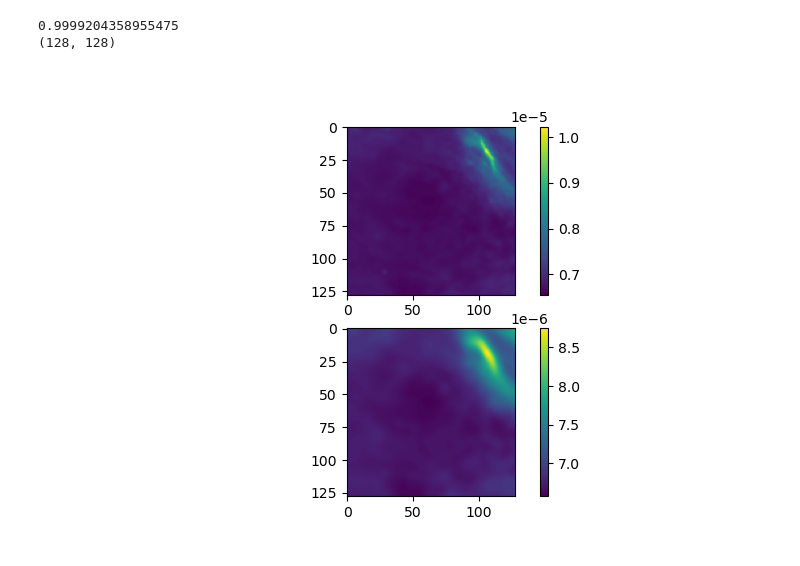
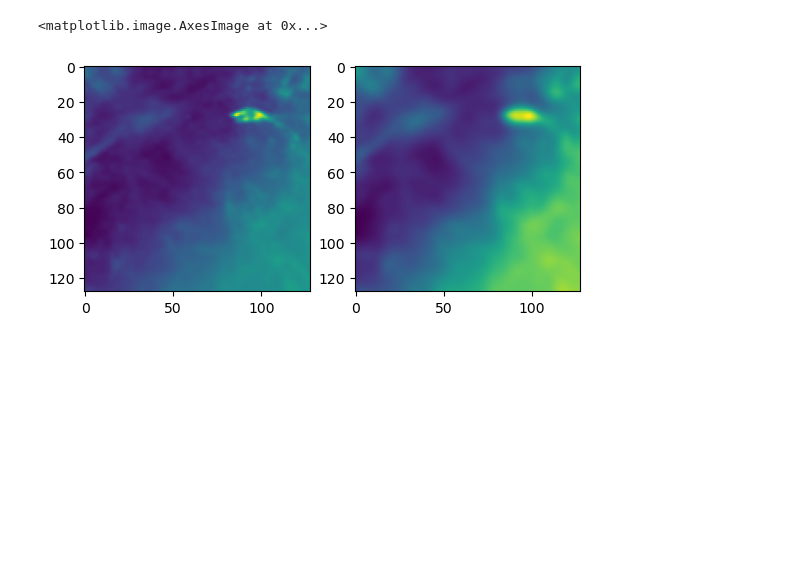
Before and after one commit to Eduard-2001/SimulateGammaRaySource, a Jupyter notebook: Simulation/MakeSimulation.ipynb, the cells around one changed output. Cells and saved outputs as stored; diff of their text form; code cells hidden in the pictures; blank space fills up the shorter version.

```diff
--- a/Simulation/MakeSimulation.ipynb
+++ b/Simulation/MakeSimulation.ipynb
@@ -50,38 +51,0 @@ Good! File exists!
-# %%
-#！！！！！！！！！！！！！！！！！！！！！请不要随意修改如下部分！！！！！！！！！！！！！！！！！！！！！
-
-ROI = []
-ROI_BLUR = []
-
-psfconv= PSF.fitpsf(0,plot=False)
-
-for i in tqdm.trange(nfigure):
-    ra_c,dec_c = (ra_center[i],dec_center[i])
-
-    #------真实坐标不重要---------
-    npixedge = int(psfradius/pixelwidth)+1
-    x = np.linspace(-radius+pixelwidth,radius,xsize)
-    y = np.linspace(-radius+pixelwidth,radius,xsize)
-
-
-    #含有边界，边界上psf无法很好卷积，会出现异常值。这里先包括额外的边界，然后卷积，然后再删掉边界
-    x_edge = np.linspace(-radius-psfradius+pixelwidth,radius+psfradius,xsize+2*npixedge)
-    y_edge = np.linspace(-radius-psfradius+pixelwidth,radius+psfradius,xsize+2*npixedge)
-
-    #----------------按照中心坐标和半径选取天区-----------------------
-
-    roi = Plot.selectreg_interp(galabkg,ra_c,dec_c,radius+psfradius,NSIDE,xsize=xsize+2*npixedge,plot = False)
-    #print(roi.shape)
-    #------------对图像逐一卷积，如果卷积前分辨率很高，耗时会很长。--------------------
-    #使用了scipy.signal.convolve2d来卷积
-    roi_blur = psfconv(roi,x_edge,y_edge,psfradius=psfradius)[npixedge:-npixedge,npixedge:-npixedge]
-    roi = roi[npixedge:-npixedge,npixedge:-npixedge]
-    #print(roi.shape)
-    #print(npixedge)
-
-    #-----------------重新分bin---------------------
-    roi_rebin,xx,yy  = PSF.bindata(roi,x,y,binsize)
-    blur_rebin,xx,yy = PSF.bindata(roi_blur,x,y,binsize)
-
-    ROI.append(roi_rebin)
-    ROI_BLUR.append(blur_rebin)
@@ -92,19 +110,11 @@ for i in tqdm.trange(nfigure):
+# %%
+a = 8
+fig,ax = plt.subplots(1,2)
+ax[0].imshow(res[a][0])
+ax[1].imshow(res[a][1])
+# %% [output]
+<matplotlib.image.AxesImage at 0x...>
+[figure, added]
 # %%
-a  =0  #修改a的值可以查看不同的图
-fig,ax= plt.subplots(2)
-img0 = ax[0].imshow(ROI[a])
-img1 = ax[1].imshow(ROI_BLUR[a])
-cbar = fig.colorbar(img0, ax=ax[0])
-cbar = fig.colorbar(img1, ax=ax[1])
-
-print(ROI[a].sum()/ROI_BLUR[a].sum())
-print(ROI[a].shape)
-
-ORIG = np.array(ROI)
-BLUR = np.array(ROI_BLUR)
-np.save('../SimulatedData/original.npy',ORIG)
-np.save('../SimulatedData/blurred.npy',BLUR)
+np.save('../SimulatedData/original.npy',res[:,0,:,:])
+np.save('../SimulatedData/blurred.npy',res[:,1,:,:])
-# %% [output]
-0.9999204358955475
-(128, 128)
-[figure, removed]
```
Also changed, not shown: parts of 3 cells of this notebook, 1 other file.
